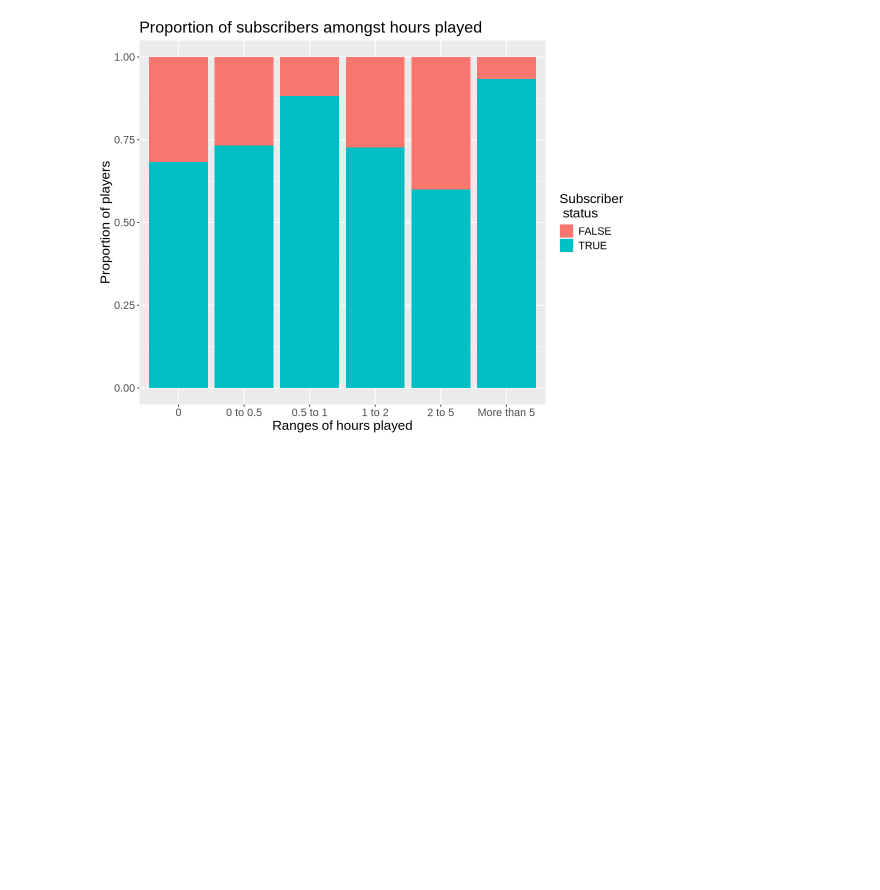
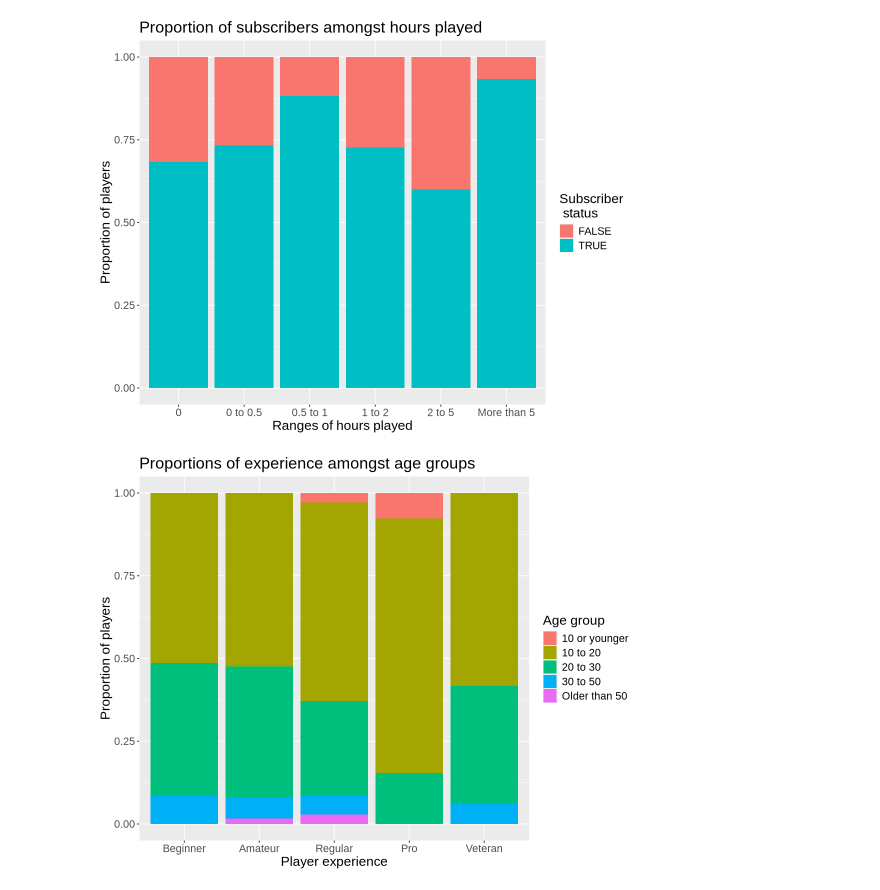
Before and after one commit to sjhillen/DSCI-Group-Project, a Jupyter notebook: Gio_testing.ipynb, the cells around one changed output. Cells and saved outputs as stored; diff of their text form; code cells hidden in the pictures; blank space fills up the shorter version.

```diff
--- a/Gio_testing.ipynb
+++ b/Gio_testing.ipynb
@@ -146,3 +130,33 @@ players_hrs_propplot <- players_hrs_ranges |>
 players_hrs_propplot
 # %% [output]
 [figure]
+# %%
+players_expage <- players |>
+    select(experience, Age)
+
+players_expage_ranges <- players_expage |>
+    mutate(
+    range = case_when(
+      Age <= 10 ~ "10 or younger",
+      Age > 10 & Age <= 20 ~ "10 to 20",
+      Age > 20 & Age <= 30 ~ "20 to 30",
+      Age > 30 & Age <= 50 ~ "30 to 50",
+      Age > 50 ~ "Older than 50" ))
+
+players_expage_ranges_count <- players_expage_ranges |>
+    group_by(range, experience) |>
+    count()
+
+players_expage_ranges_count$experience <- factor(players_expage_ranges_count$experience,
+                      levels = c("Beginner", "Amateur", "Regular", "Pro", "Veteran"))
+# %%
+players_expage_propplot <- players_expage_ranges_count |>
+    ggplot(aes(x = experience, y = n, fill = range)) +
+    geom_bar(stat = 'identity', position = 'fill') +
+    labs(x = "Player experience", y = "Proportion of players", title = "Proportions of experience amongst age groups",
+        fill = "Age group") +
+    theme(text = element_text(size = 16))
+
+players_expage_propplot
+# %% [output]
+[figure, added]
```
Also changed, not shown: parts of 3 cells of this notebook.
